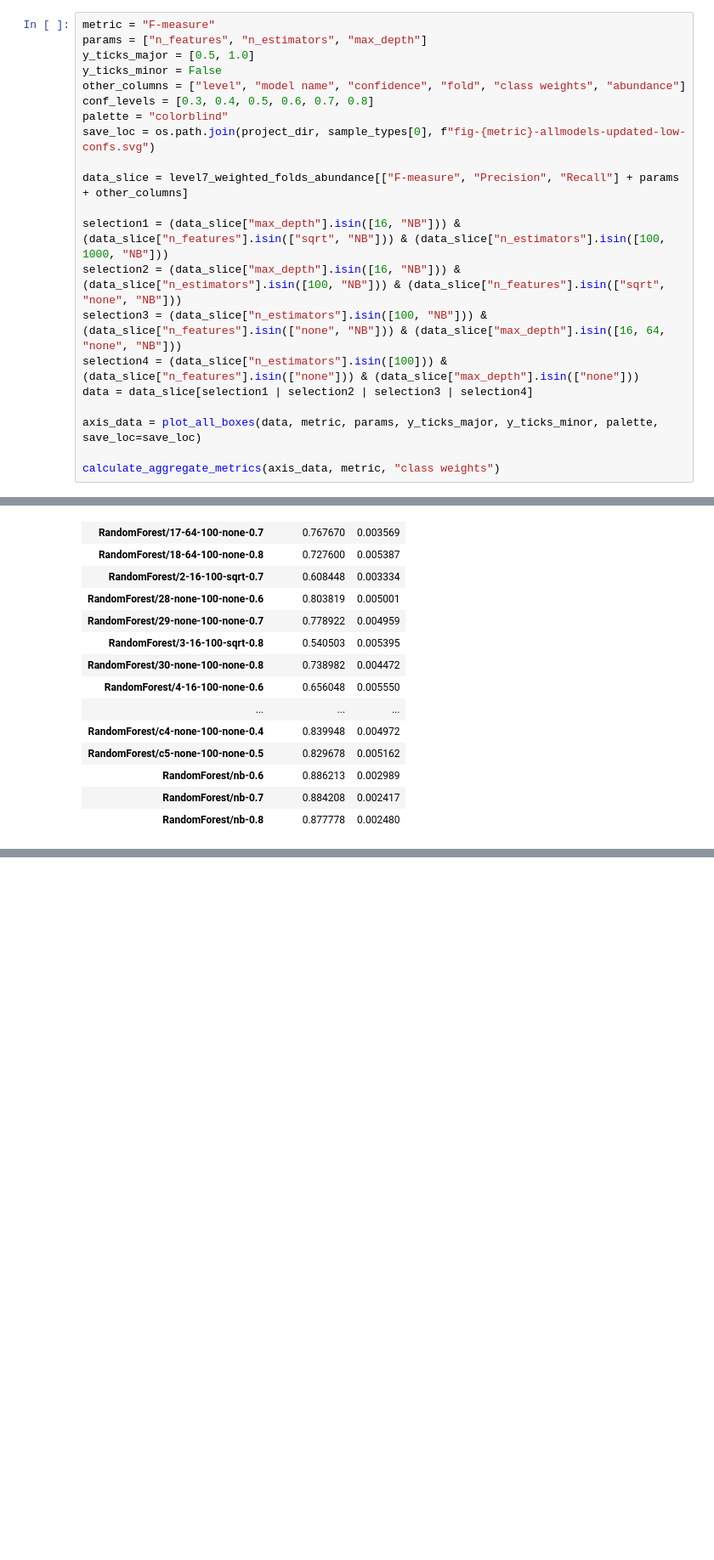
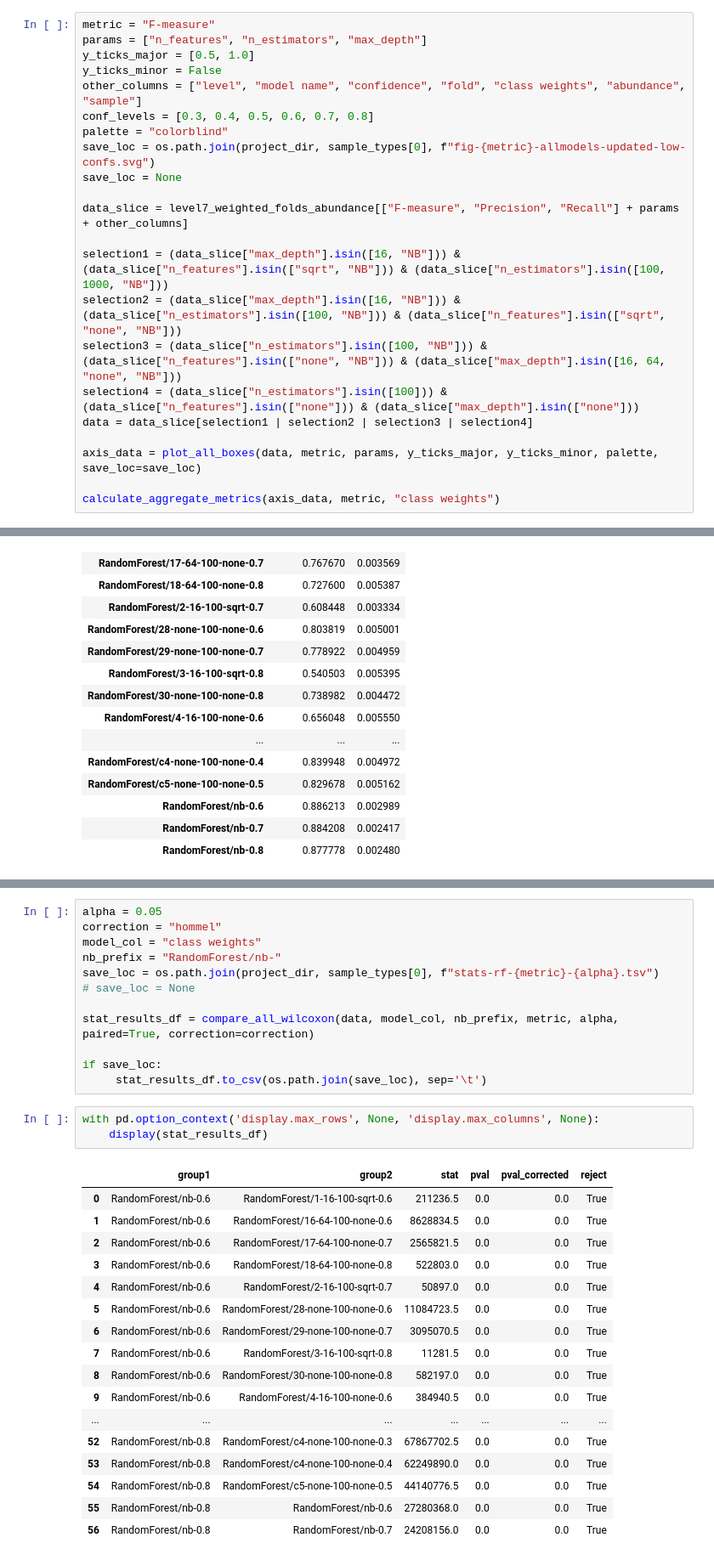
Before and after one commit to BenKaehler/paycheck, a Jupyter notebook: analysis/paycheck-eval-RandomForest.ipynb, the cells around one changed output, grey strips where cells are left out. Shown at 85% size. Saved outputs shown, nothing was run; the diff lists cells and outputs as text; blank space fills up the shorter version.

```diff
--- a/analysis/paycheck-eval-RandomForest.ipynb
+++ b/analysis/paycheck-eval-RandomForest.ipynb
@@ -516,10 +563,11 @@ metric = "F-measure"
 params = ["n_features", "n_estimators", "max_depth"]
 y_ticks_major = [0.5, 1.0]
 y_ticks_minor = False
-other_columns = ["level", "model name", "confidence", "fold", "class weights", "abundance"]
+other_columns = ["level", "model name", "confidence", "fold", "class weights", "abundance", "sample"]
 conf_levels = [0.3, 0.4, 0.5, 0.6, 0.7, 0.8]
 palette = "colorblind"
 save_loc = os.path.join(project_dir, sample_types[0], f"fig-{metric}-allmodels-updated-low-confs.svg")
+save_loc = None
 
 data_slice = level7_weighted_folds_abundance[["F-measure", "Precision", "Recall"] + params + other_columns]
 
@@ -554,0 +605,33 @@ calculate_aggregate_metrics(axis_data, metric, "class weights")
+# %%
+alpha = 0.05
+correction = "hommel"
+model_col = "class weights"
+nb_prefix = "RandomForest/nb-"
+save_loc = os.path.join(project_dir, sample_types[0], f"stats-rf-{metric}-{alpha}.tsv")
+# save_loc = None
+
+stat_results_df = compare_all_wilcoxon(data, model_col, nb_prefix, metric, alpha, paired=True, correction=correction)
+
+if save_loc:
+     stat_results_df.to_csv(os.path.join(save_loc), sep='\t')
+# %%
+with pd.option_context('display.max_rows', None, 'display.max_columns', None):
+    display(stat_results_df)
+# %% [output]
+|  | group1 | group2 | stat | pval | pval_corrected | reject |
+| 0 | RandomForest/nb-0.6 | RandomForest/1-16-100-sqrt-0.6 | 211236.5 | 0.0 | 0.0 | True |
+| 1 | RandomForest/nb-0.6 | RandomForest/16-64-100-none-0.6 | 8628834.5 | 0.0 | 0.0 | True |
+| 2 | RandomForest/nb-0.6 | RandomForest/17-64-100-none-0.7 | 2565821.5 | 0.0 | 0.0 | True |
+| 3 | RandomForest/nb-0.6 | RandomForest/18-64-100-none-0.8 | 522803.0 | 0.0 | 0.0 | True |
+| 4 | RandomForest/nb-0.6 | RandomForest/2-16-100-sqrt-0.7 | 50897.0 | 0.0 | 0.0 | True |
+| 5 | RandomForest/nb-0.6 | RandomForest/28-none-100-none-0.6 | 11084723.5 | 0.0 | 0.0 | True |
+| 6 | RandomForest/nb-0.6 | RandomForest/29-none-100-none-0.7 | 3095070.5 | 0.0 | 0.0 | True |
+| 7 | RandomForest/nb-0.6 | RandomForest/3-16-100-sqrt-0.8 | 11281.5 | 0.0 | 0.0 | True |
+| 8 | RandomForest/nb-0.6 | RandomForest/30-none-100-none-0.8 | 582197.0 | 0.0 | 0.0 | True |
+| 9 | RandomForest/nb-0.6 | RandomForest/4-16-100-none-0.6 | 384940.5 | 0.0 | 0.0 | True |
+| ... | ... | ... | ... | ... | ... | ... |
+| 52 | RandomForest/nb-0.8 | RandomForest/c4-none-100-none-0.3 | 67867702.5 | 0.0 | 0.0 | True |
+| 53 | RandomForest/nb-0.8 | RandomForest/c4-none-100-none-0.4 | 62249890.0 | 0.0 | 0.0 | True |
+| 54 | RandomForest/nb-0.8 | RandomForest/c5-none-100-none-0.5 | 44140776.5 | 0.0 | 0.0 | True |
+| 55 | RandomForest/nb-0.8 | RandomForest/nb-0.6 | 27280368.0 | 0.0 | 0.0 | True |
+| 56 | RandomForest/nb-0.8 | RandomForest/nb-0.7 | 24208156.0 | 0.0 | 0.0 | True |
```
Also changed, not shown: parts of 10 cells of this notebook, 1 other file.
